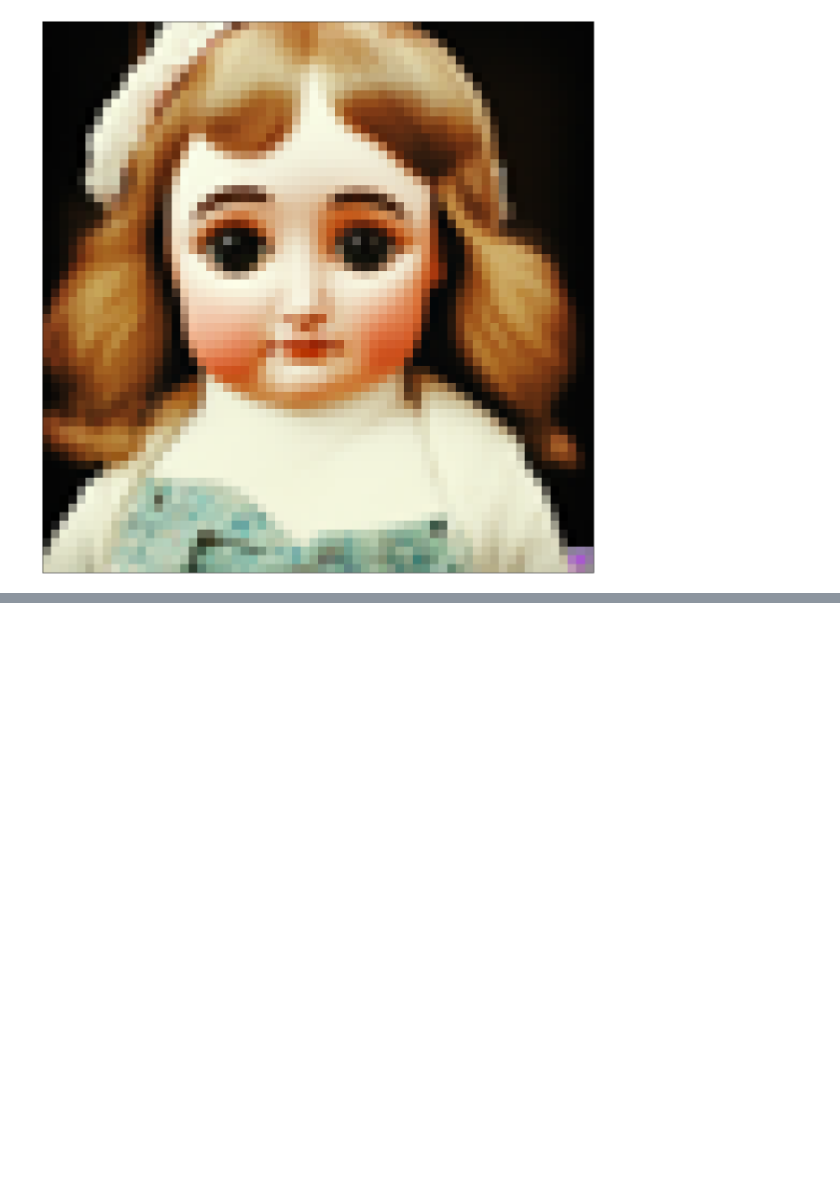
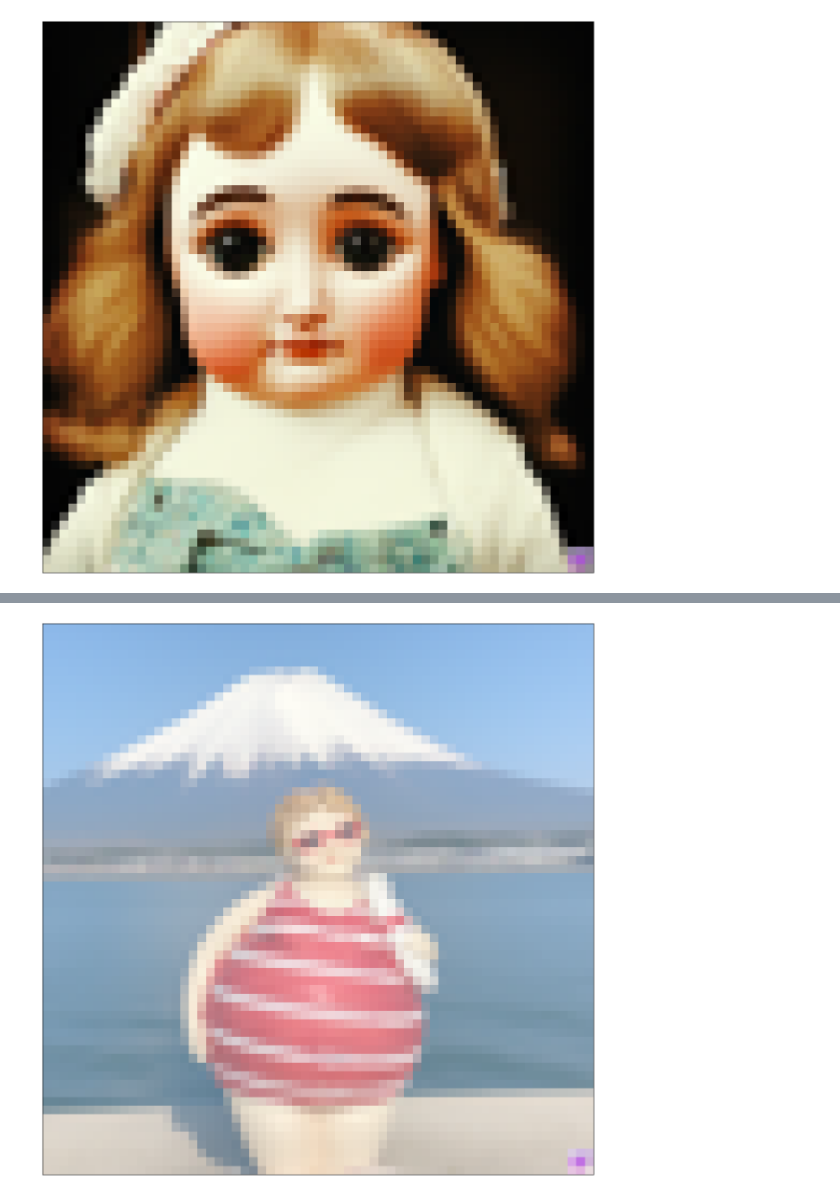
Before and after one commit to JasperGuo/IF, a Jupyter notebook: deepfloyd_if/finetune/dreambooth.ipynb, the cells around one changed output, grey strips where cells are left out. Saved outputs shown, nothing was run; the diff lists cells and outputs as text; code cells hidden in the pictures; blank space fills up the shorter version.

```diff
--- a/deepfloyd_if/finetune/dreambooth.ipynb
+++ b/deepfloyd_if/finetune/dreambooth.ipynb
@@ -69,2 +92,4 @@ if_II.model.to(dtype=if_II.model.dtype)
 # %%
-basic_test(t5, if_I, None, "a watercolor painting of a [V*] doll")
+basic_test(t5, if_I, None, "a [V*] doll in front of mountain Fuji")
+# %% [output]
+[figure, added]
```
Also changed, not shown: parts of 6 cells of this notebook, 2 other files.
